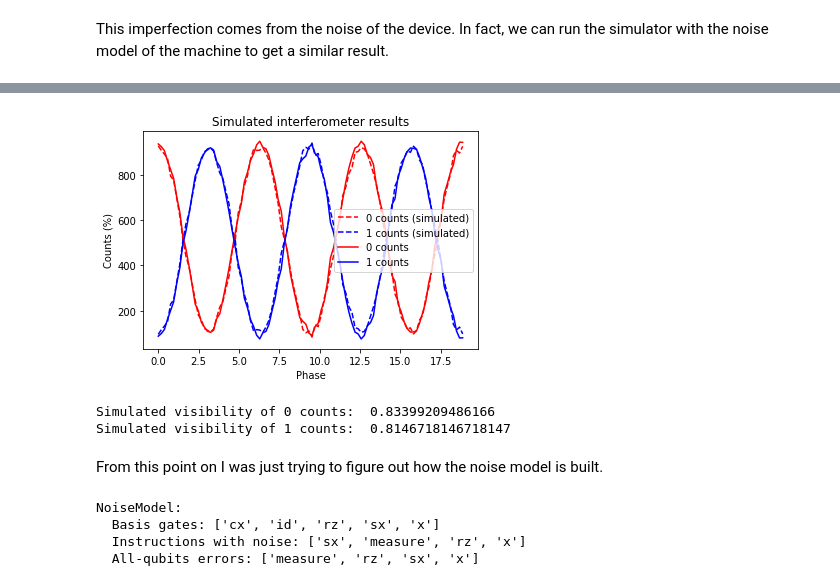
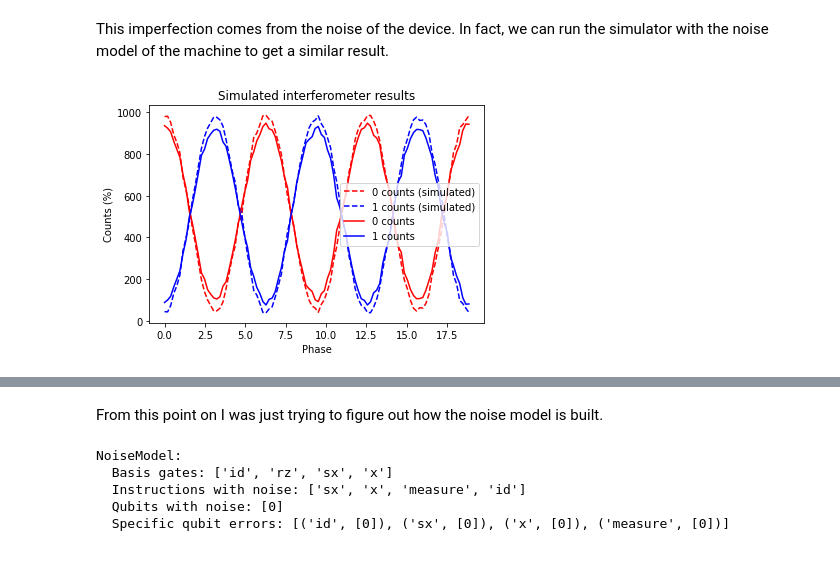
Before and after one commit to PeterSidajaya/PC5228-analysis, a Jupyter notebook: PC5228_analysis.ipynb, the cells around one changed output, grey strips where cells are left out. Drawn from its saved outputs; the diff is of its cells as text; code cells hidden in the pictures.

```diff
--- a/PC5228_analysis.ipynb
+++ b/PC5228_analysis.ipynb
@@ -11,8 +11,8 @@ First, let us plot the counts (more beautifully this time).
 # %%
 steps = 100
 phases = np.linspace(0, 6*np.pi, num=steps)
-counts_0 = np.loadtxt('counts_0.txt')
-counts_1 = np.loadtxt('counts_1.txt')
+counts_0 = np.loadtxt('data//counts_0.txt')
+counts_1 = np.loadtxt('data//counts_1.txt')
 
 plt.plot(phases, counts_0, 'r', label='0 counts')
 plt.plot(phases, counts_1, 'b', label='1 counts')
@@ -66,7 +66,6 @@ noise_model = NoiseModel.from_backend(backend)
 # Variables for later use
 sim_counts_0 = []
 sim_counts_1 = []
-noise_model = get_noise(0.1, 0.2)
 
 for phase in phases:
     # Construct the Mach-Zehnder interferometer
@@ -79,30 +78,31 @@ for phase in phases:
     # Run it on the simulator
     job = execute(mzint, simulator, shots=1024, noise_model=noise_model)
     result = job.result()
 
     counts = result.get_counts(mzint)
 
     try:
         sim_counts_0.append(counts['0'])
     except KeyError:
         sim_counts_0.append(0)
 
     try:
         sim_counts_1.append(counts['1'])
     except KeyError:
         sim_counts_1.append(0)
 
 plt.clf()
 plt.plot(phases, sim_counts_0, 'r--', label='0 counts (simulated)')
 plt.plot(phases, sim_counts_1, 'b--', label='1 counts (simulated)')
 plt.plot(phases, counts_0, 'r', label='0 counts')
 plt.plot(phases, counts_1, 'b', label='1 counts')
 plt.title('Simulated interferometer results')
 plt.xlabel('Phase')
 plt.ylabel('Counts (%)')
 plt.legend(loc='right')
 plt.show()
 
 print('Simulated visibility of 0 counts: ', visibility(sim_counts_0))
 print('Simulated visibility of 1 counts: ', visibility(sim_counts_1))
 # %% [output]
+[figure, new version]
@@ -110,15 +111,13 @@ ibmqfactory.load_account:WARNING:2021-10-04 07:43:16,222: Credentials are alread
-[figure, old version]
-Simulated visibility of 0 counts:  0.83399209486166
-Simulated visibility of 1 counts:  0.8146718146718147
 # %% [markdown]
 From this point on I was just trying to figure out how the noise model is built.
 # %%
 print(noise_model)
 # %% [output]
 NoiseModel:
-  Basis gates: ['cx', 'id', 'rz', 'sx', 'x']
-  Instructions with noise: ['sx', 'measure', 'rz', 'x']
-  All-qubits errors: ['measure', 'rz', 'sx', 'x']
+  Basis gates: ['id', 'rz', 'sx', 'x']
+  Instructions with noise: ['sx', 'x', 'measure', 'id']
+  Qubits with noise: [0]
+  Specific qubit errors: [('id', [0]), ('sx', [0]), ('x', [0]), ('measure', [0])]
 # %%
 import qiskit.providers.aer.noise as noise
 
```
Also changed, not shown: parts of 3 cells of this notebook, 2 other files.
